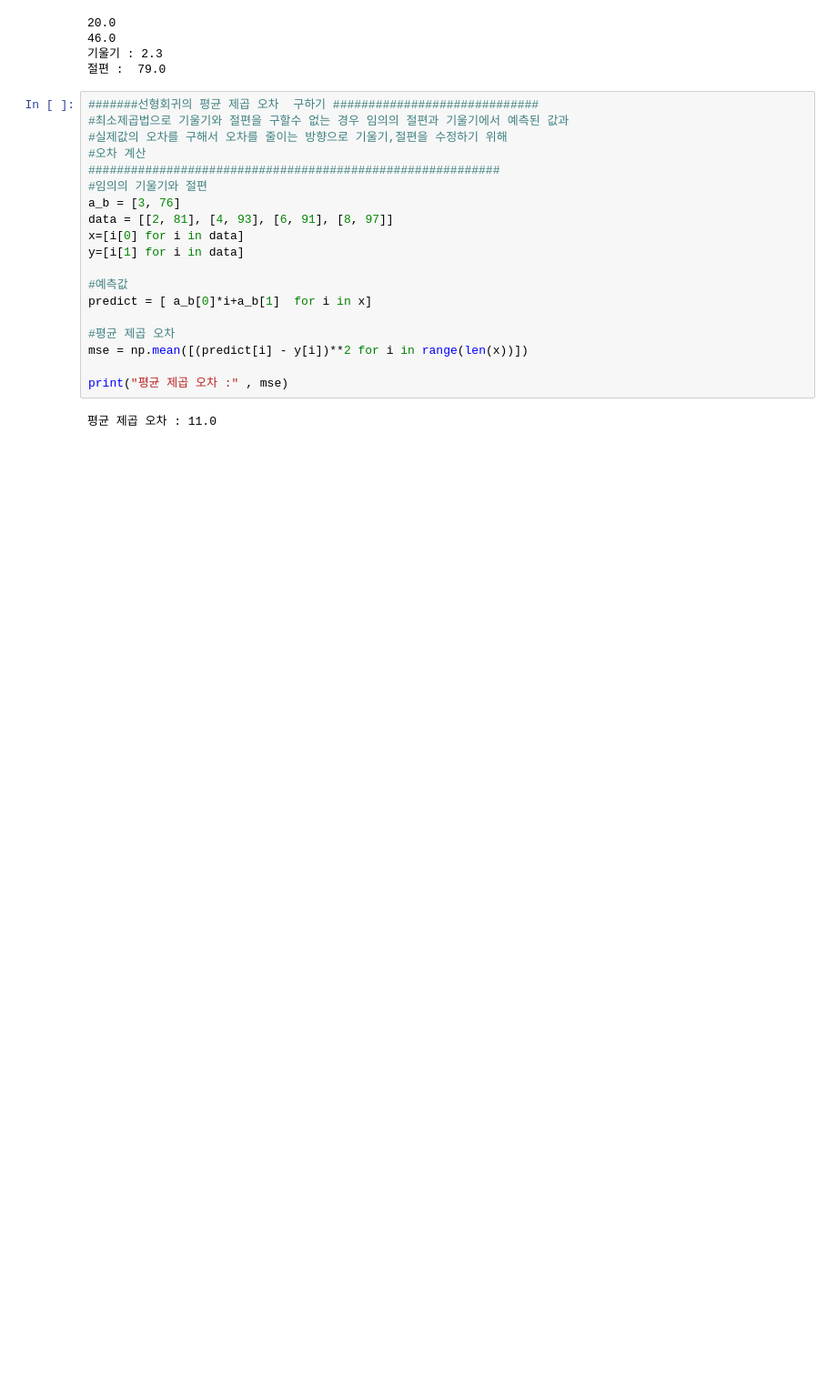
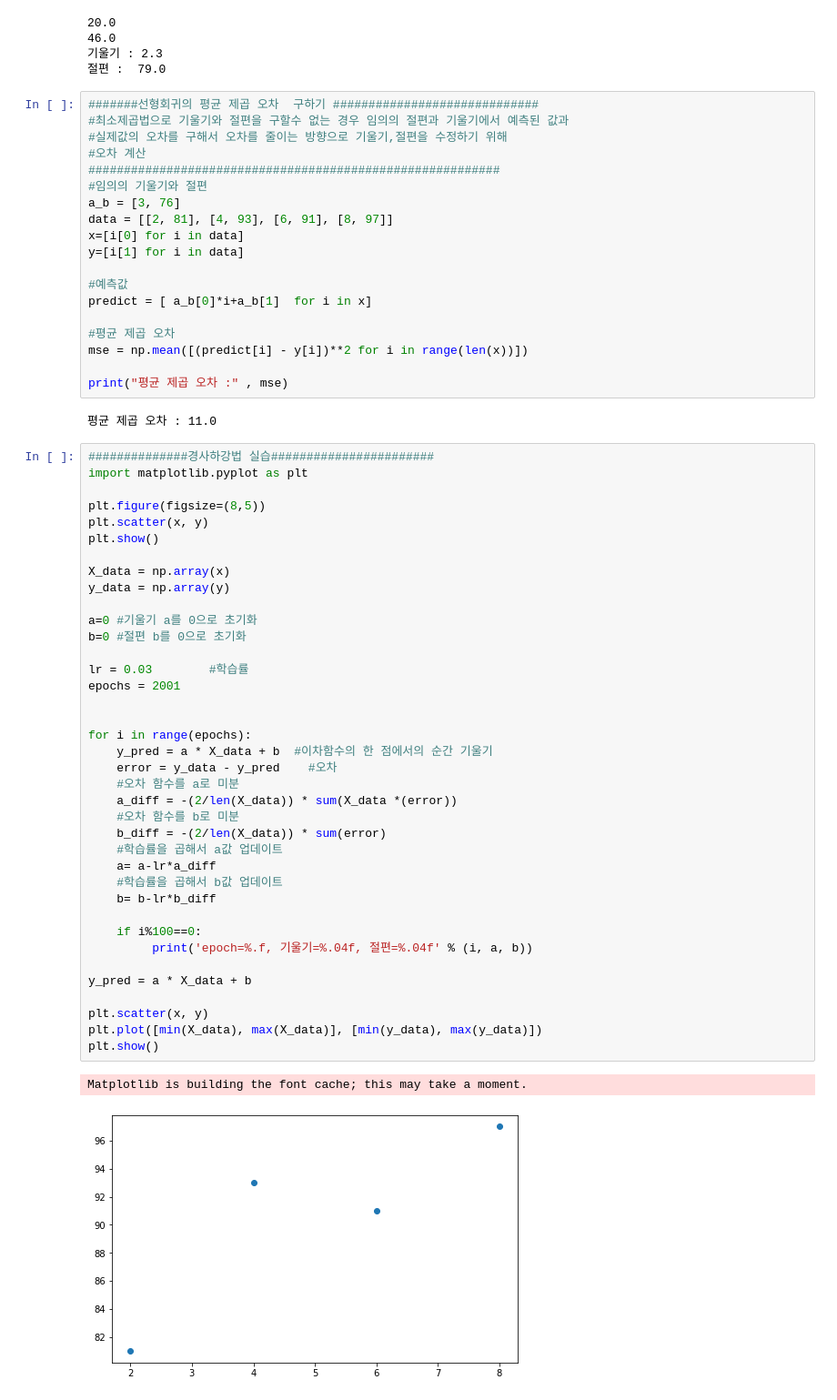
Before and after one commit to drifticee/mydatascience, a Jupyter notebook: 2020-08-13_deep.ipynb, the cells around one changed output. Shown: that part at 91% size. Drawn from its saved outputs; the diff is of its cells as text; blank space fills up the shorter version.

```diff
--- a/2020-08-13_deep.ipynb
+++ b/2020-08-13_deep.ipynb
@@ -49,3 +49,44 @@ mse = np.mean([(predict[i] - y[i])**2 for i in range(len(x))])
 print("평균 제곱 오차 :" , mse)
 # %% [output]
 평균 제곱 오차 : 11.0
+# %%
+##############경사하강법 실습#######################
+import matplotlib.pyplot as plt
+
+plt.figure(figsize=(8,5))
+plt.scatter(x, y)
+plt.show()
+
+X_data = np.array(x)
+y_data = np.array(y)
+
+a=0 #기울기 a를 0으로 초기화
+b=0 #절편 b를 0으로 초기화
+
+lr = 0.03        #학습률
+epochs = 2001
+
+
+for i in range(epochs):
+    y_pred = a * X_data + b  #이차함수의 한 점에서의 순간 기울기
+    error = y_data - y_pred    #오차
+    #오차 함수를 a로 미분
+    a_diff = -(2/len(X_data)) * sum(X_data *(error))
+    #오차 함수를 b로 미분
+    b_diff = -(2/len(X_data)) * sum(error)
+    #학습률을 곱해서 a값 업데이트
+    a= a-lr*a_diff
+    #학습률을 곱해서 b값 업데이트
+    b= b-lr*b_diff
+
+    if i%100==0:
+         print('epoch=%.f, 기울기=%.04f, 절편=%.04f' % (i, a, b))
+
+y_pred = a * X_data + b
+
+plt.scatter(x, y)
+plt.plot([min(X_data), max(X_data)], [min(y_data), max(y_data)])
+plt.show()
+# %% [output]
+Matplotlib is building the font cache; this may take a moment.
+[figure, added]
```
Also changed, not shown: parts of 15 cells of this notebook.
